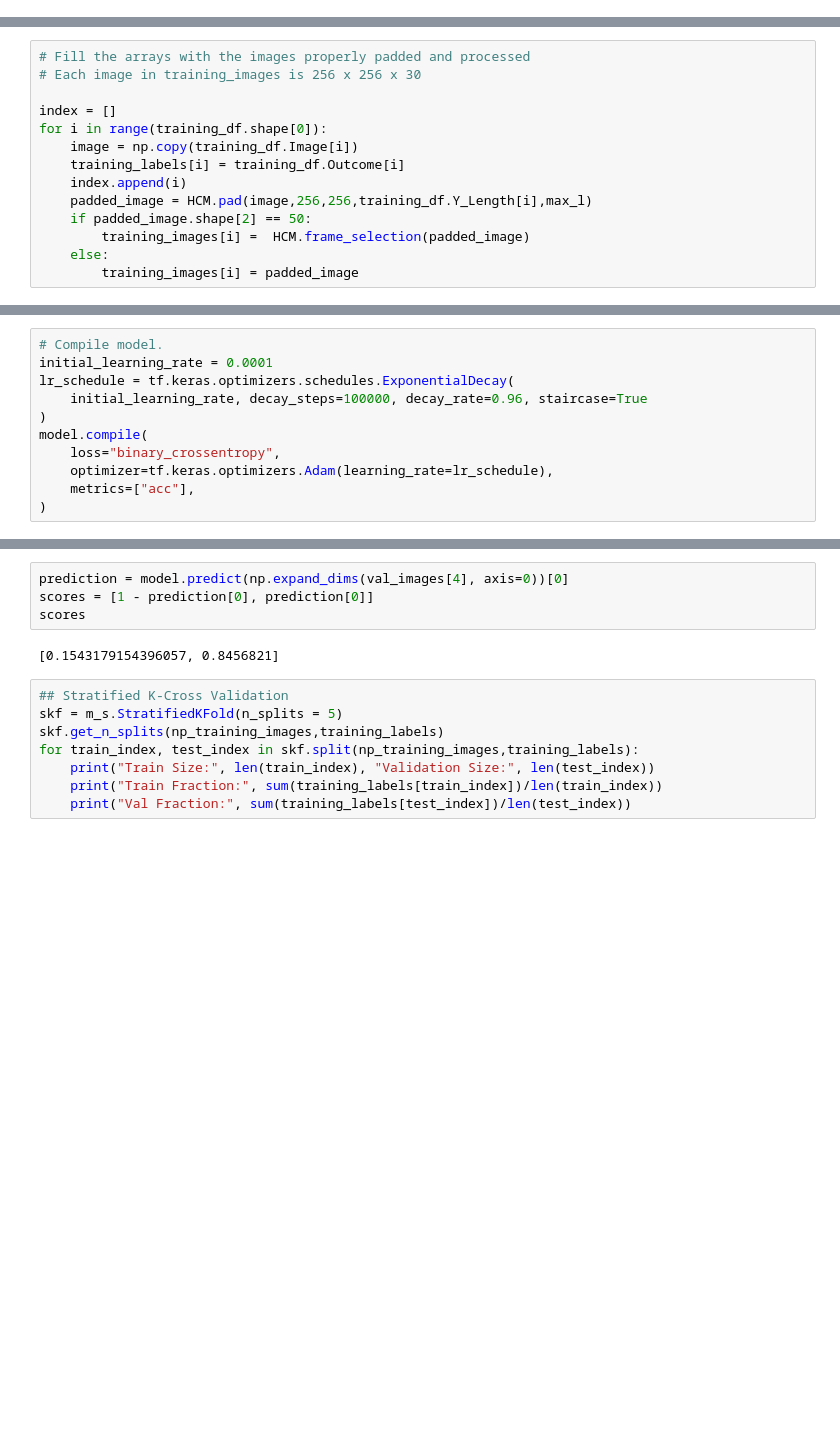
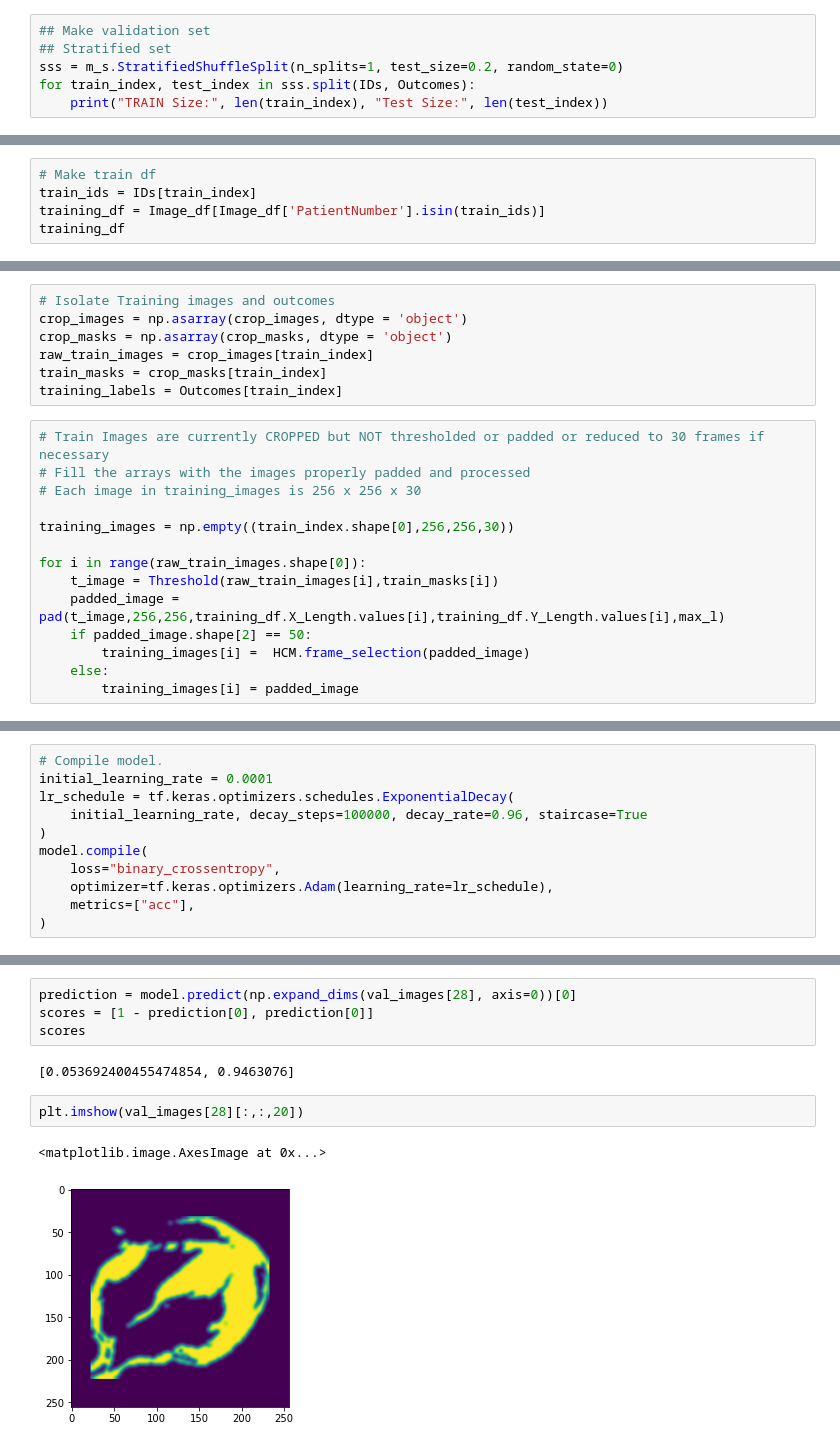
Before and after one commit to Beepul-Bharti/HCM_Project, a Jupyter notebook: 4ChamberCine_HCM_CNN.ipynb, the cells around one changed output, grey strips where cells are left out. Saved outputs shown, nothing was run; the diff lists cells and outputs as text; blank space fills up the shorter version.

```diff
--- a/4ChamberCine_HCM_CNN.ipynb
+++ b/4ChamberCine_HCM_CNN.ipynb
@@ -144,0 +294,6 @@ training_labels = np.empty(training_df.shape[0])
+# %%
+## Make validation set
+## Stratified set
+sss = m_s.StratifiedShuffleSplit(n_splits=1, test_size=0.2, random_state=0)
+for train_index, test_index in sss.split(IDs, Outcomes):
+    print("TRAIN Size:", len(train_index), "Test Size:", len(test_index))
@@ -144,0 +302,5 @@ training_labels = np.empty(training_df.shape[0])
+# %%
+# Make train df
+train_ids = IDs[train_index]
+training_df = Image_df[Image_df['PatientNumber'].isin(train_ids)]
+training_df
@@ -145,13 +321,20 @@ training_labels = np.empty(training_df.shape[0])
+# %%
+# Isolate Training images and outcomes
+crop_images = np.asarray(crop_images, dtype = 'object')
+crop_masks = np.asarray(crop_masks, dtype = 'object')
+raw_train_images = crop_images[train_index]
+train_masks = crop_masks[train_index]
+training_labels = Outcomes[train_index]
 # %%
+# Train Images are currently CROPPED but NOT thresholded or padded or reduced to 30 frames if necessary
 # Fill the arrays with the images properly padded and processed
 # Each image in training_images is 256 x 256 x 30
 
-index = []
-for i in range(training_df.shape[0]):
-    image = np.copy(training_df.Image[i])
-    training_labels[i] = training_df.Outcome[i]
-    index.append(i)
-    padded_image = HCM.pad(image,256,256,training_df.Y_Length[i],max_l)
+training_images = np.empty((train_index.shape[0],256,256,30))
+
+for i in range(raw_train_images.shape[0]):
+    t_image = Threshold(raw_train_images[i],train_masks[i])
+    padded_image = pad(t_image,256,256,training_df.X_Length.values[i],training_df.Y_Length.values[i],max_l)
     if padded_image.shape[2] == 50:
         training_images[i] =  HCM.frame_selection(padded_image)
     else:
@@ -338,14 +521,11 @@ plt.imshow(val_images[4][:,:,1])
 # %%
-prediction = model.predict(np.expand_dims(val_images[4], axis=0))[0]
+prediction = model.predict(np.expand_dims(val_images[28], axis=0))[0]
 scores = [1 - prediction[0], prediction[0]]
 scores
 # %% [output]
-[0.1543179154396057, 0.8456821]
+[0.053692400455474854, 0.9463076]
-# %%
-## Stratified K-Cross Validation
-skf = m_s.StratifiedKFold(n_splits = 5)
-skf.get_n_splits(np_training_images,training_labels)
-for train_index, test_index in skf.split(np_training_images,training_labels):
-    print("Train Size:", len(train_index), "Validation Size:", len(test_index))
-    print("Train Fraction:", sum(training_labels[train_index])/len(train_index))
-    print("Val Fraction:", sum(training_labels[test_index])/len(test_index))
+# %%
+plt.imshow(val_images[28][:,:,20])
+# %% [output]
+<matplotlib.image.AxesImage at 0x...>
+[figure, added]
```
Also changed, not shown: parts of 46 cells of this notebook.
